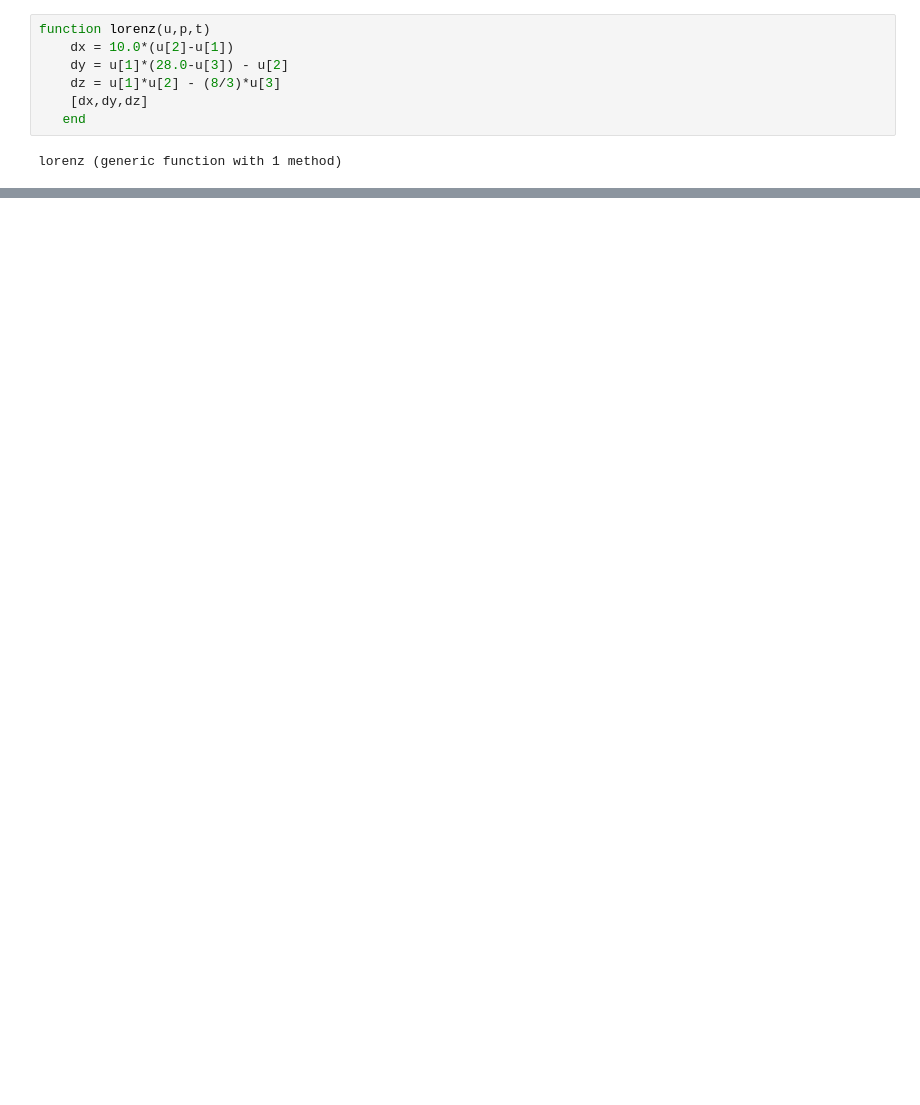
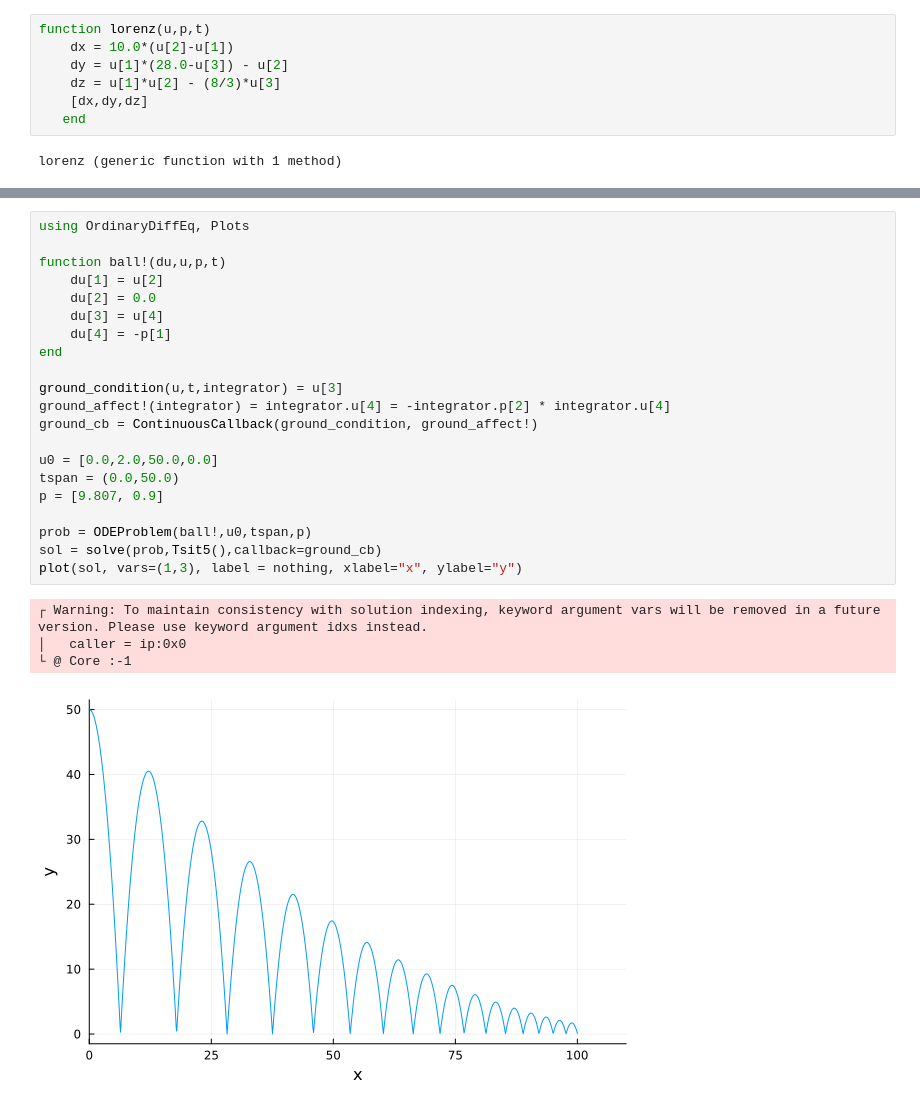
Before and after one commit to michaelajao/notebook, a Jupyter notebook: scripts/juliaExperiment.ipynb, the cells around one changed output, grey strips where cells are left out. Saved outputs shown, nothing was run; the diff lists cells and outputs as text; blank space fills up the shorter version.

```diff
--- a/scripts/juliaExperiment.ipynb
+++ b/scripts/juliaExperiment.ipynb
@@ -335,0 +335,26 @@ Pkg.add("StatsPlots")
+# %%
+using OrdinaryDiffEq, Plots
+
+function ball!(du,u,p,t)
+    du[1] = u[2]
+    du[2] = 0.0
+    du[3] = u[4]
+    du[4] = -p[1]
+end
+
+ground_condition(u,t,integrator) = u[3]
+ground_affect!(integrator) = integrator.u[4] = -integrator.p[2] * integrator.u[4]
+ground_cb = ContinuousCallback(ground_condition, ground_affect!)
+
+u0 = [0.0,2.0,50.0,0.0]
+tspan = (0.0,50.0)
+p = [9.807, 0.9]
+
+prob = ODEProblem(ball!,u0,tspan,p)
+sol = solve(prob,Tsit5(),callback=ground_cb)
+plot(sol, vars=(1,3), label = nothing, xlabel="x", ylabel="y")
+# %% [output]
+┌ Warning: To maintain consistency with solution indexing, keyword argument vars will be removed in a future version. Please use keyword argument idxs instead.
+│   caller = ip:0x0
+└ @ Core :-1
+[figure, added]
```
Also changed, not shown: parts of 9 cells of this notebook, 2 other files.
